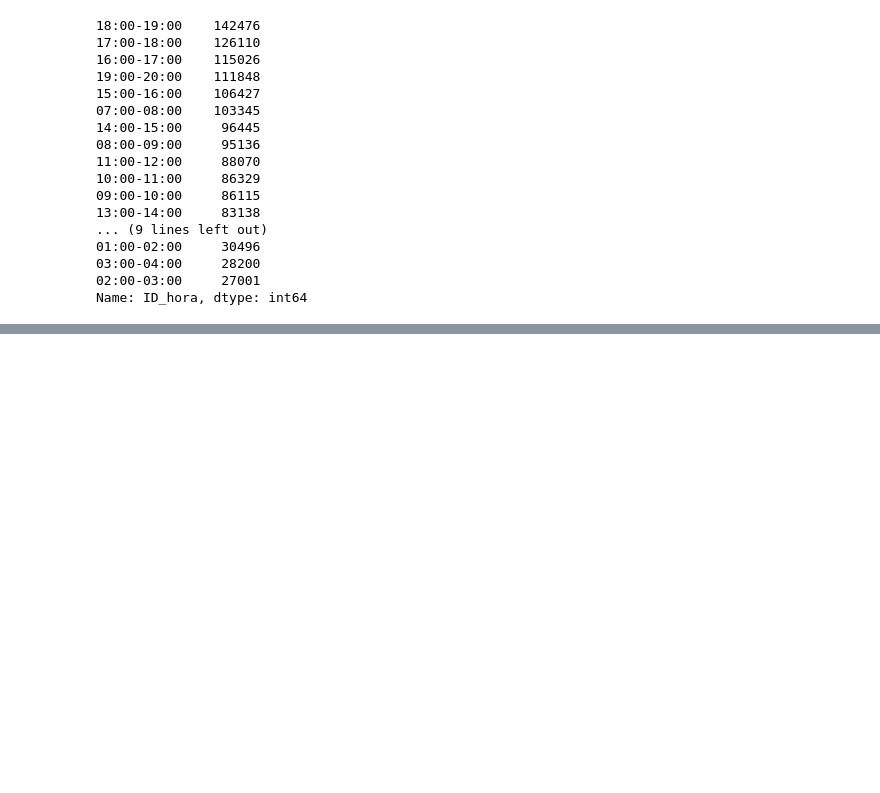
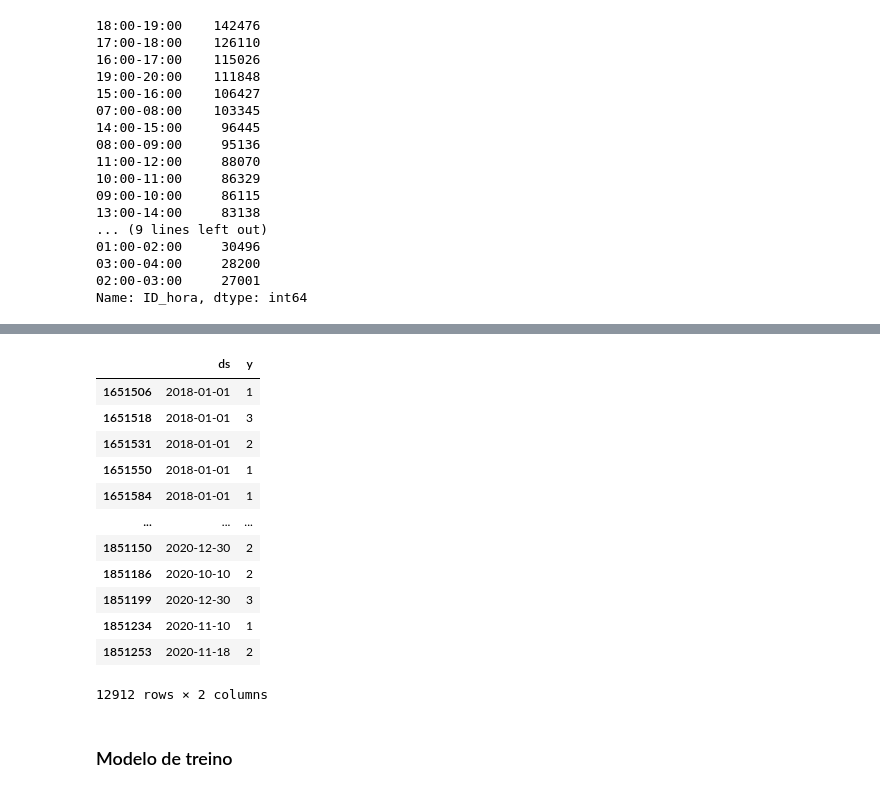
Before and after one commit to KPxto/pucminas_tcc_mba, a Jupyter notebook: tratamento_tcc_completo.ipynb, the cells around one changed output, grey strips where cells are left out. Saved outputs shown, nothing was run; the diff lists cells and outputs as text; code cells hidden in the pictures; blank space fills up the shorter version.

```diff
--- a/tratamento_tcc_completo.ipynb
+++ b/tratamento_tcc_completo.ipynb
@@ -483,0 +496,16 @@ Name: ID_hora, dtype: int64
+# %%
+previsao
+# %% [output]
+|  | ds | y |
+| 1651506 | 2018-01-01 | 1 |
+| 1651518 | 2018-01-01 | 3 |
+| 1651531 | 2018-01-01 | 2 |
+| 1651550 | 2018-01-01 | 1 |
+| 1651584 | 2018-01-01 | 1 |
+| ... | ... | ... |
+| 1851150 | 2020-12-30 | 2 |
+| 1851186 | 2020-10-10 | 2 |
+| 1851199 | 2020-12-30 | 3 |
+| 1851234 | 2020-11-10 | 1 |
+| 1851253 | 2020-11-18 | 2 |
+12912 rows × 2 columns
@@ -483,0 +516,2 @@ Name: ID_hora, dtype: int64
+# %% [markdown]
+### Modelo de treino
```
Also changed, not shown: parts of 22 cells of this notebook, 1 other file.
